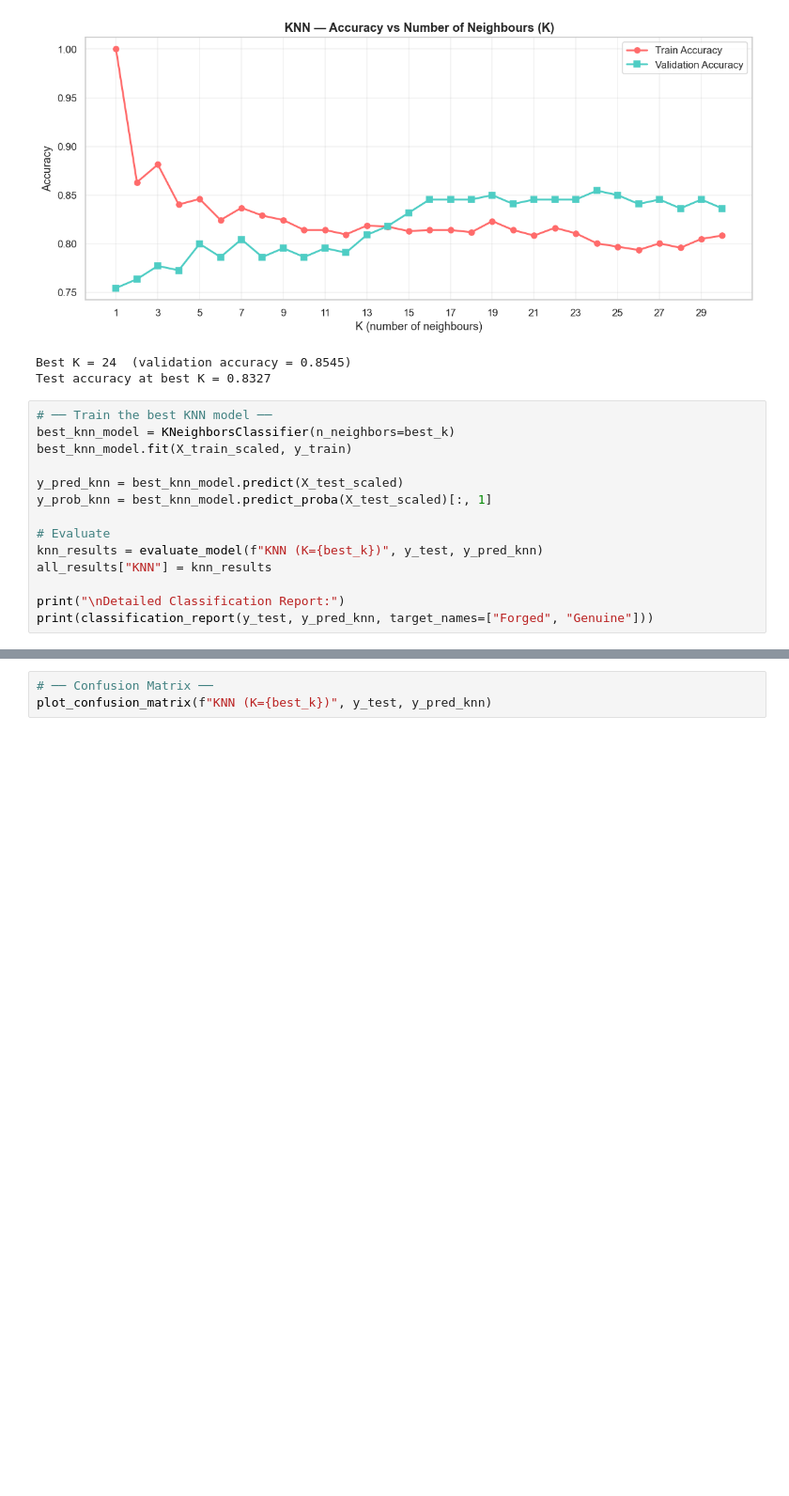
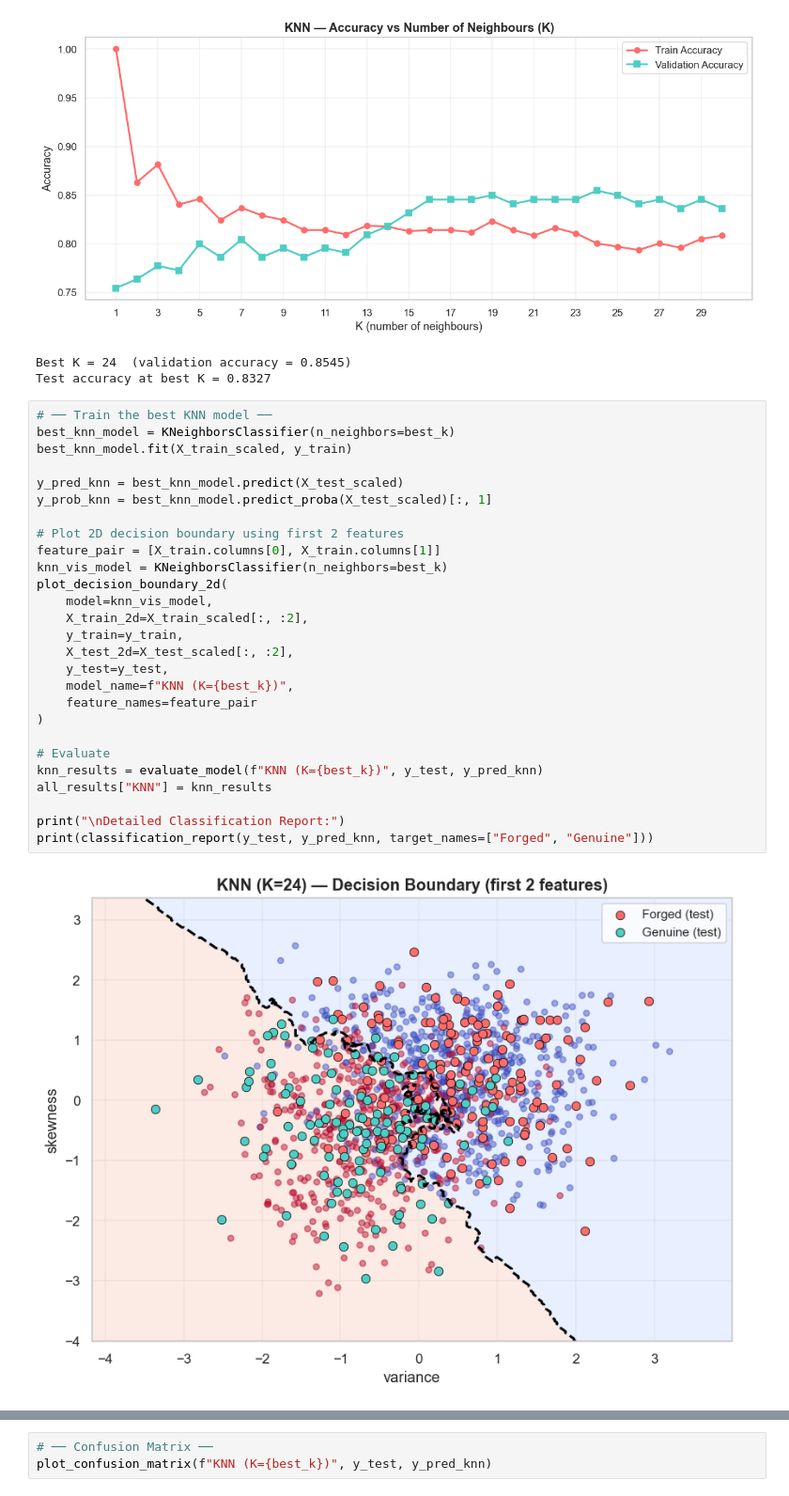
Before and after one commit to LakshyaAhlawat/banknote_authentication, a Jupyter notebook: banknote_authentication.ipynb, the cells around one changed output, grey strips where cells are left out. Shown at 94% size. Drawn from its saved outputs; the diff is of its cells as text; blank space fills up the shorter version.

```diff
--- a/banknote_authentication.ipynb
+++ b/banknote_authentication.ipynb
@@ -684,18 +754,32 @@ Test accuracy at best K = 0.8327
 # %%
 # ── Train the best KNN model ──
 best_knn_model = KNeighborsClassifier(n_neighbors=best_k)
 best_knn_model.fit(X_train_scaled, y_train)
 
 y_pred_knn = best_knn_model.predict(X_test_scaled)
 y_prob_knn = best_knn_model.predict_proba(X_test_scaled)[:, 1]
 
+# Plot 2D decision boundary using first 2 features
+feature_pair = [X_train.columns[0], X_train.columns[1]]
+knn_vis_model = KNeighborsClassifier(n_neighbors=best_k)
+plot_decision_boundary_2d(
+    model=knn_vis_model,
+    X_train_2d=X_train_scaled[:, :2],
+    y_train=y_train,
+    X_test_2d=X_test_scaled[:, :2],
+    y_test=y_test,
+    model_name=f"KNN (K={best_k})",
+    feature_names=feature_pair
+)
+
 # Evaluate
 knn_results = evaluate_model(f"KNN (K={best_k})", y_test, y_pred_knn)
 all_results["KNN"] = knn_results
 
 print("\nDetailed Classification Report:")
 print(classification_report(y_test, y_pred_knn, target_names=["Forged", "Genuine"]))
 # %% [output]
+[figure, added]
 ──────────────────────────────────────────────────
  Evaluation Results: KNN (K=24)
 ──────────────────────────────────────────────────
```
Also changed, not shown: parts of 4 cells of this notebook.
